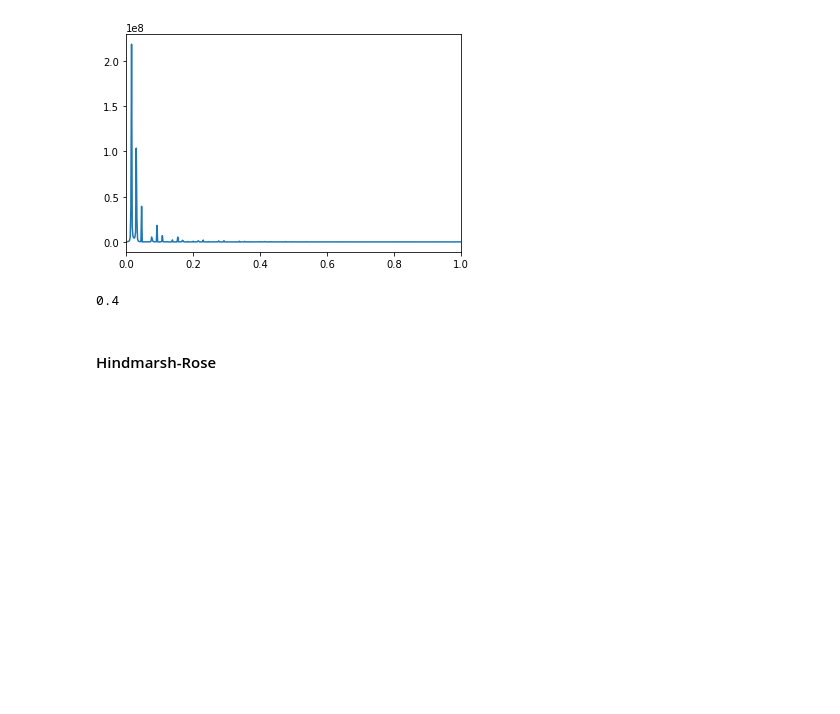
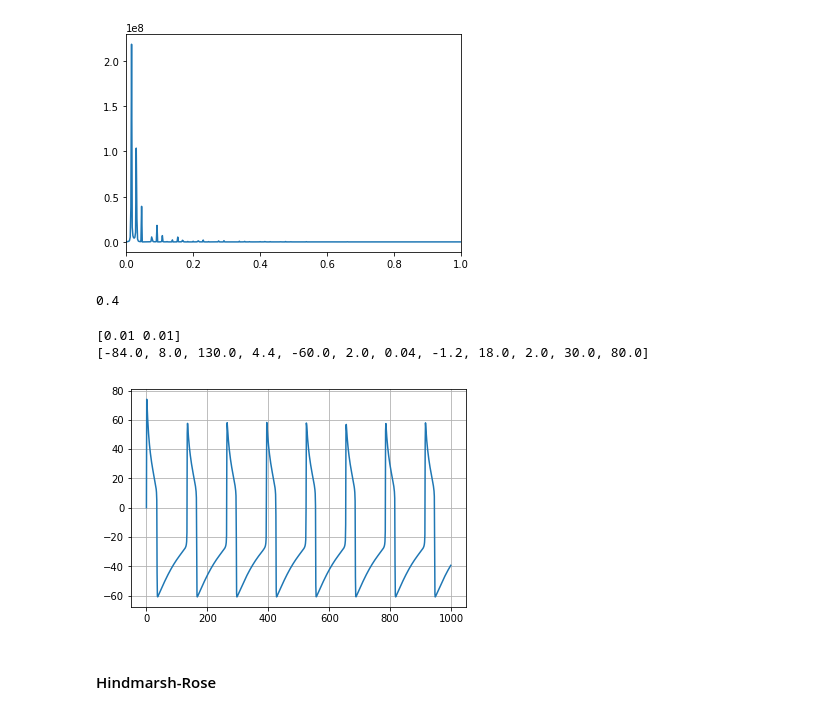
Before and after one commit to zthurman/fizzpy, a Jupyter notebook: examples/Single Neuron Models.ipynb, the cells around one changed output. Drawn from its saved outputs; the diff is of its cells as text; code cells hidden in the pictures; blank space fills up the shorter version.

```diff
--- a/Notebooks/Tensorflow/Single Neuron Models.ipynb
+++ b/examples/Single Neuron Models.ipynb
@@ -101,6 +202,49 @@ print(hp.generate_maxfrequency(v, tfinal=tfinal, n=num))
 [figure]
 [figure]
 0.4
+# %%
+class MorrisLecar(hp.Model):
+
+    """
+
+    """
+
+    def __init__(
+            self,
+            initial_conditions=[0.01, 0.01],
+            model_parameters=[-84., 8., 130., 4.4, -60., 2., 0.04, -1.2, 18., 2., 30., 80.],
+            final_time=500,
+            time_steps=1000):
+        self.initial_conditions = np.array(initial_conditions)
+        self.model_parameters = model_parameters
+        self.final_time = final_time
+        self.time_steps = time_steps
+
+    def equations(self, state, t):
+        v, n = tf.unstack(state)
+        dv = (-self.model_parameters[3]
+              * (0.5 * (1 + tf.tanh((v - self.model_parameters[7]) / self.model_parameters[8])))
+              * (v - self.model_parameters[2]) - self.model_parameters[1] * n
+              * (v - self.model_parameters[0]) - self.model_parameters[5]
+              * (v - self.model_parameters[4]) + self.model_parameters[11])
+        dn = (self.model_parameters[6]
+              * ((0.5 * (1 + tf.tanh((v - self.model_parameters[9]) / self.model_parameters[10]))) - n)) \
+            / (1 / tf.cosh((v - self.model_parameters[9]) / (2 * self.model_parameters[10])))
+        return tf.stack([dv, dn])
+
+    def solve(self):
+        self.solution = self.tf_session(self.equations, self.initial_conditions)
+        return self.solution
+
+q = MorrisLecar()
+print(q.initial_conditions)
+print(q.model_parameters)
+v, n = q.solve()
+hp.plotface(v, grid=1)
+# %% [output]
+[0.01 0.01]
+[-84.0, 8.0, 130.0, 4.4, -60.0, 2.0, 0.04, -1.2, 18.0, 2.0, 30.0, 80.0]
+[figure, added]
 # %% [markdown]
 #### Hindmarsh-Rose
 # %%
```
Also changed, not shown: parts of 5 cells of this notebook, 14 other files.
